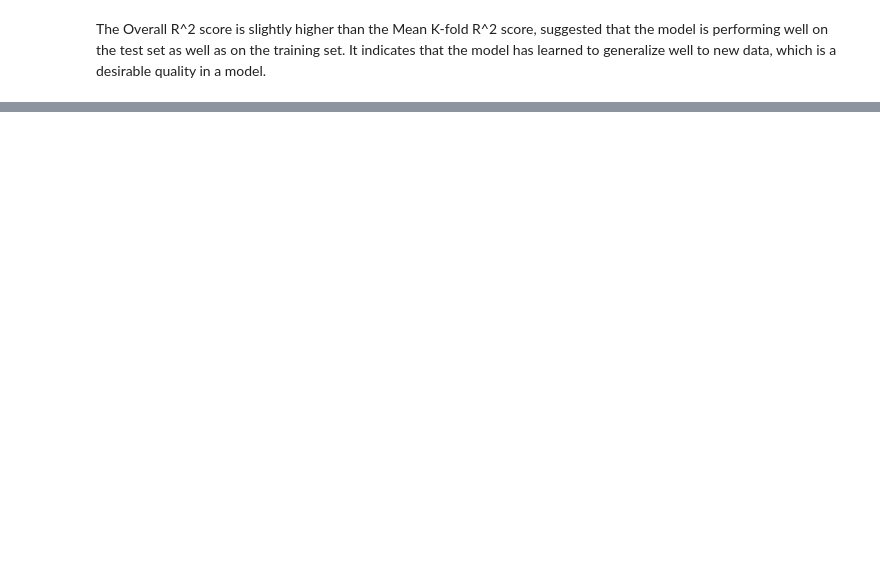
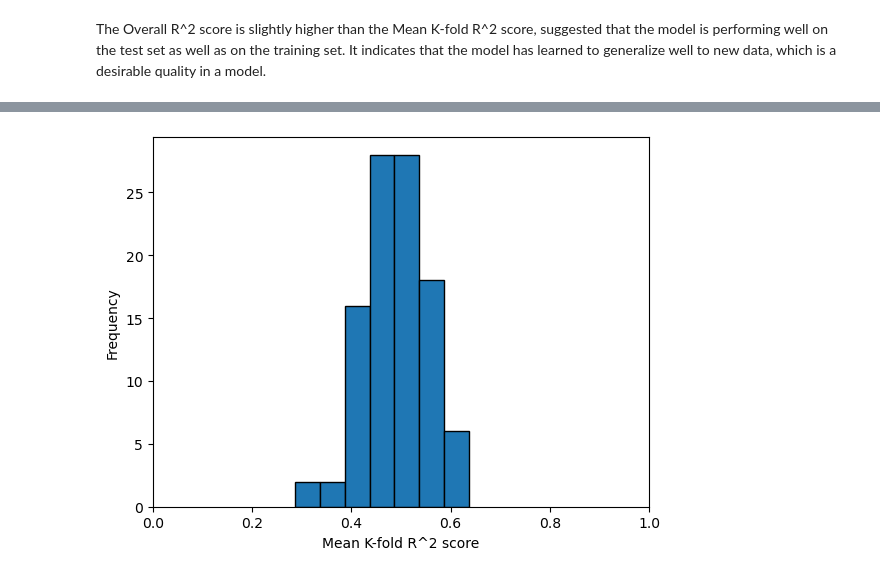
Before and after one commit to Comrade26/first_model_test, a Jupyter notebook: test.ipynb, the cells around one changed output, grey strips where cells are left out. Drawn from its saved outputs; the diff is of its cells as text; code cells hidden in the pictures; blank space fills up the shorter version.

```diff
--- a/test.ipynb
+++ b/test.ipynb
@@ -107,4 +171,5 @@ df_tree.describe()
 # %%
 kfold = df_tree['Mean_K-fold_R^2_score']
-r2score = df_tree['Overall_R^2_score']
-hist_kfold_r2score(kfold, r2score, 0.05)
+hist_data(kfold, 0.05, [0, 1])
+# %% [output]
+[figure, added]
```
Also changed, not shown: parts of 33 cells of this notebook.
